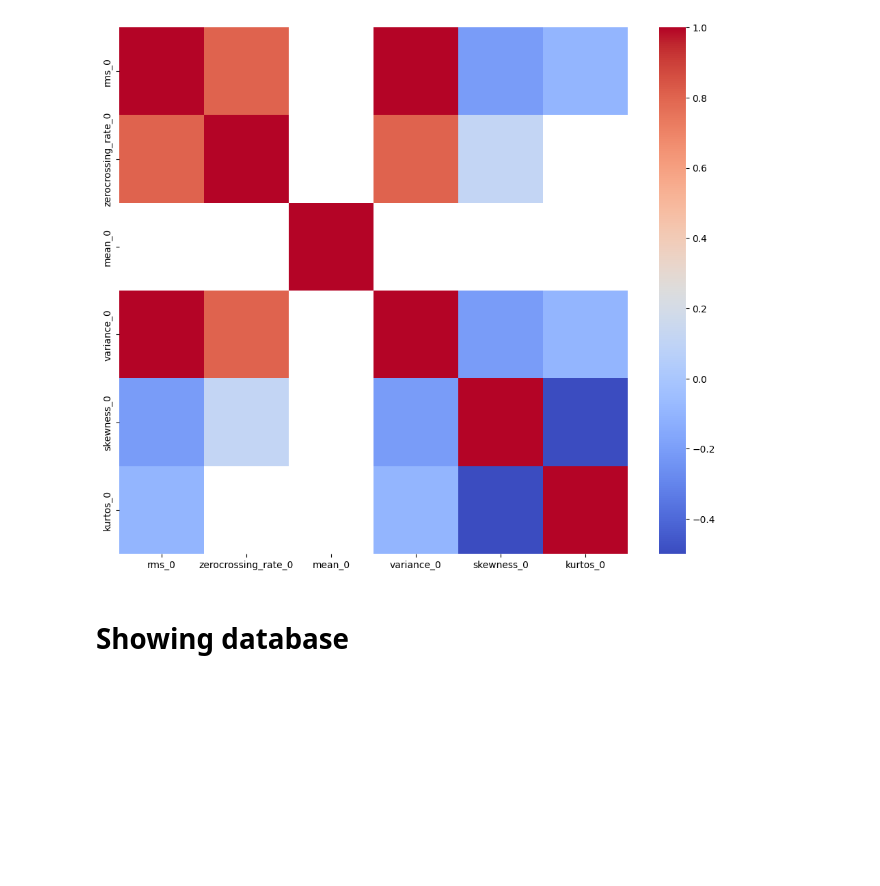
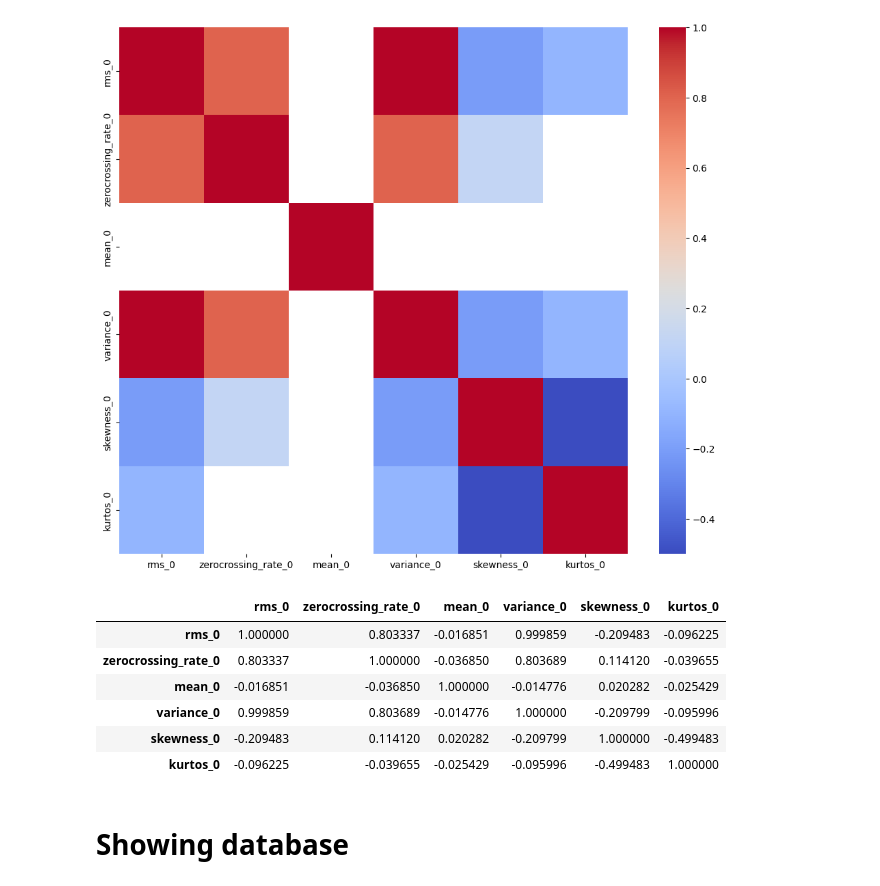
Before and after one commit to Mikaelow/Praca-inzynierska, a Jupyter notebook: lozyska.ipynb, the cells around one changed output. Drawn from its saved outputs; the diff is of its cells as text; code cells hidden in the pictures; blank space fills up the shorter version.

```diff
--- a/lozyska.ipynb
+++ b/lozyska.ipynb
@@ -299,6 +298,16 @@ sns.heatmap(correlation_matrix, annot=False, cmap='coolwarm', mask=mask)
 plt.show()
 # %% [output]
 [figure]
+# %%
+correlation_matrix
+# %% [output]
+|  | rms_0 | zerocrossing_rate_0 | mean_0 | variance_0 | skewness_0 | kurtos_0 |
+| rms_0 | 1.000000 | 0.803337 | -0.016851 | 0.999859 | -0.209483 | -0.096225 |
+| zerocrossing_rate_0 | 0.803337 | 1.000000 | -0.036850 | 0.803689 | 0.114120 | -0.039655 |
+| mean_0 | -0.016851 | -0.036850 | 1.000000 | -0.014776 | 0.020282 | -0.025429 |
+| variance_0 | 0.999859 | 0.803689 | -0.014776 | 1.000000 | -0.209799 | -0.095996 |
+| skewness_0 | -0.209483 | 0.114120 | 0.020282 | -0.209799 | 1.000000 | -0.499483 |
+| kurtos_0 | -0.096225 | -0.039655 | -0.025429 | -0.095996 | -0.499483 | 1.000000 |
 # %% [markdown]
 
 # Showing database
```
Also changed, not shown: parts of 12 cells of this notebook, 3 other files.
